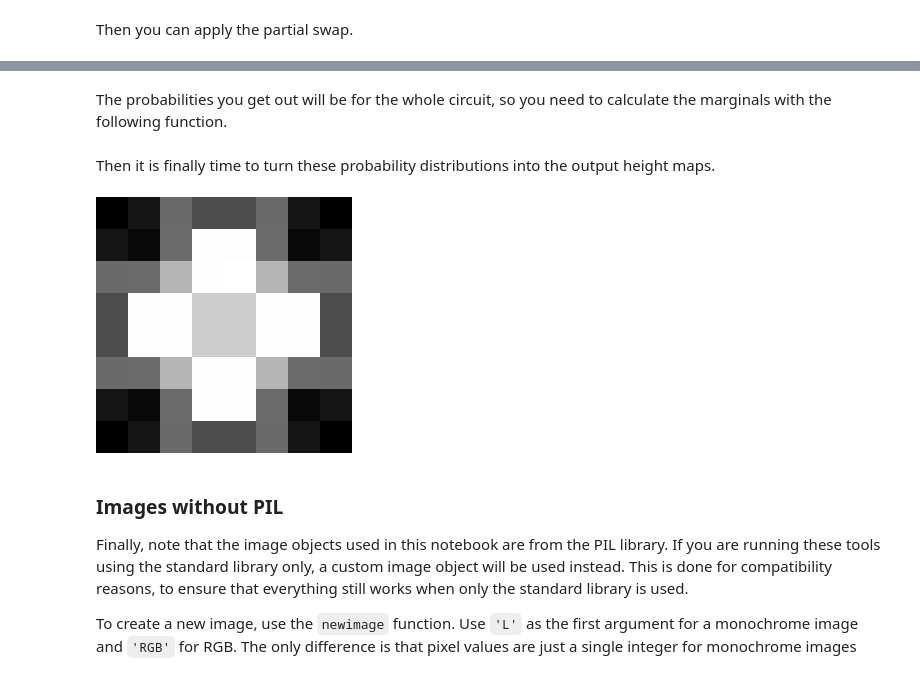
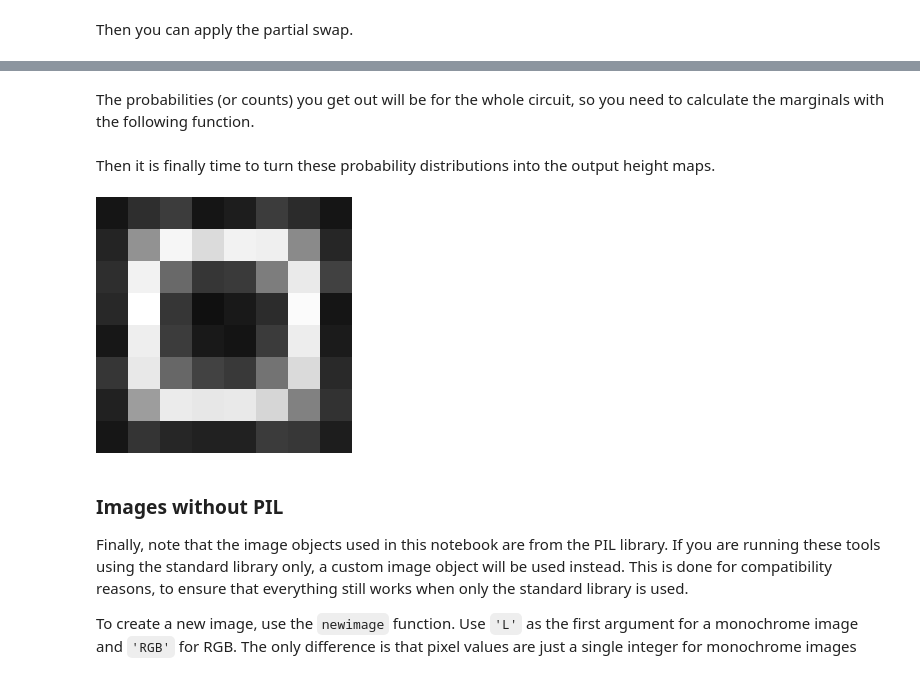
Before and after one commit to qiskit-community/QuantumBlur, a Jupyter notebook: QuickStart.ipynb, the cells around one changed output, grey strips where cells are left out. Drawn from its saved outputs; the diff is of its cells as text; code cells hidden in the pictures.

Commit message:
show how to use sampling backends

```diff
--- a/QuickStart.ipynb
+++ b/QuickStart.ipynb
@@ -305,15 +342,20 @@ probs = qb._circuit2probs(combined_qc)
+# %%
+combined_qc.measure_all()
+
+job = execute(combined_qc,Aer.get_backend('qasm_simulator'),shots=8192)
+counts = job.result().get_counts()
 # %% [markdown]
-The probabilities you get out will be for the whole circuit, so you need to calculate the marginals with the following function.
+The probabilities (or counts) you get out will be for the whole circuit, so you need to calculate the marginals with the following function.
 # %%
-marginals = qb.probs2marginals(combined_qc, probs)
+marginals = qb.probs2marginals(combined_qc, counts)
 # %% [markdown]
 Then it is finally time to turn these probability distributions into the output height maps.
 # %%
 swapped_box = qb.probs2height(circuits[0],marginals[0])
 
-qb.height2image(swapped_plus).resize((256,256),4)
+qb.height2image(swapped_box).resize((256,256),4)
 # %% [output]
-[figure, old version]
+[figure, new version]
 # %% [markdown]
 ### Images without PIL
 
```
Also changed, not shown: parts of 12 cells of this notebook.
